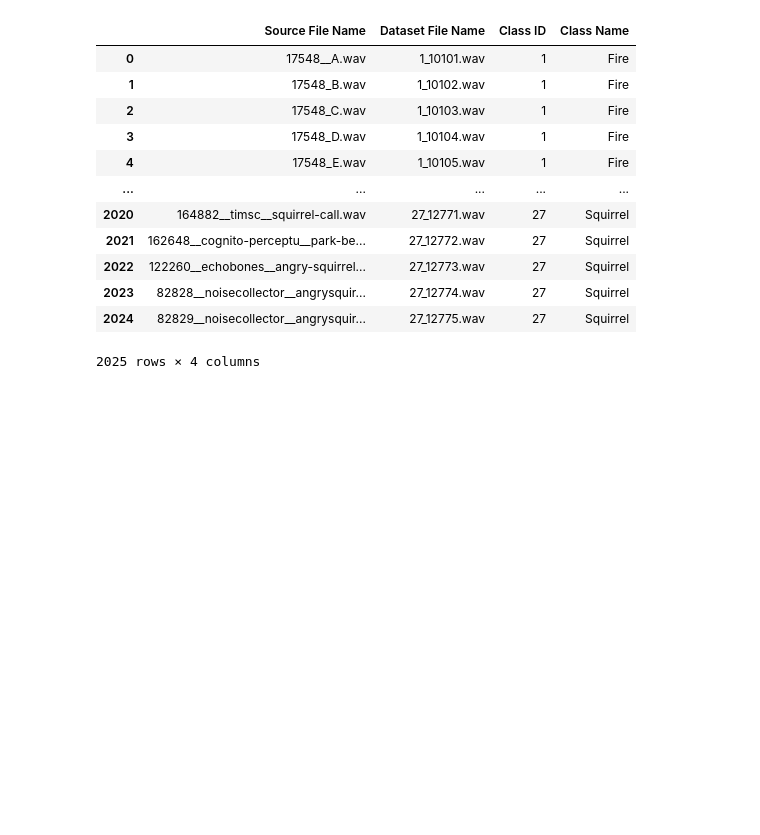
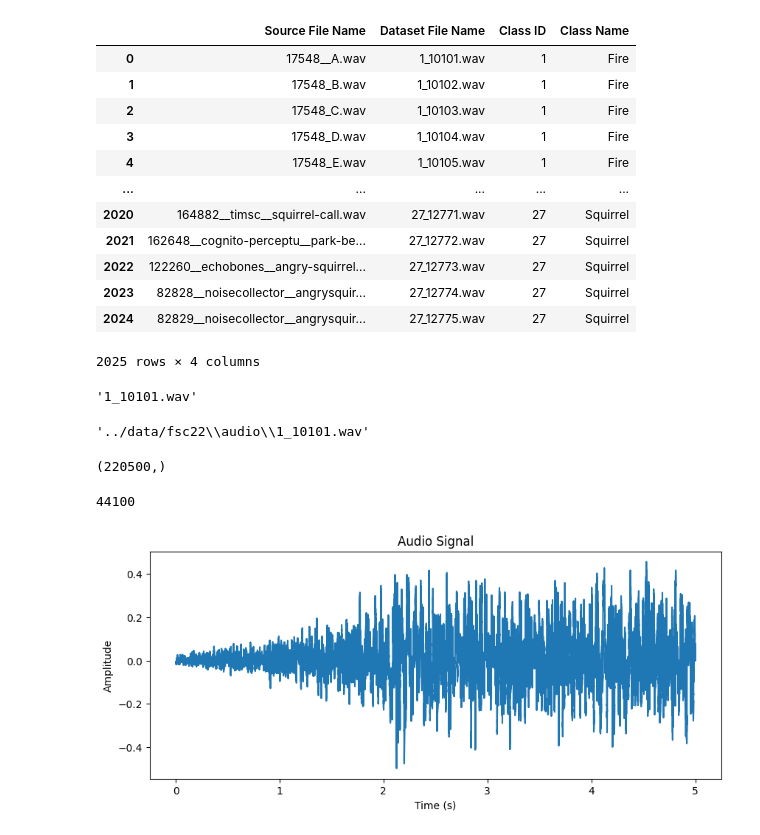
Before and after one commit to Niki9795/Philly-Codefest, a Jupyter notebook: models/draft.ipynb, the cells around one changed output. Drawn from its saved outputs; the diff is of its cells as text; code cells hidden in the pictures; blank space fills up the shorter version.

```diff
--- a/models/draft.ipynb
+++ b/models/draft.ipynb
@@ -4,3 +7,0 @@ import os
-# %%
-dir_fsc22 = '../data/fsc22'
-dir_esc50 = '../data/esc50'
@@ -7,6 +10,6 @@ dir_esc50 = '../data/esc50'
 # %%
-df_esc50 = pd.read_csv(os.path.join(dir_fsc22,'metadata.csv'))
-df_esc50
+df_fsc22 = pd.read_csv(os.path.join(dir_fsc22,'metadata.csv'))
+df_fsc22
 # %% [output]
 |  | Source File Name | Dataset File Name | Class ID | Class Name |
 | 0 | 17548__A.wav | 1_10101.wav | 1 | Fire |
@@ -21,3 +24,38 @@ df_esc50
 | 2023 | 82828__noisecollector__angrysquir... | 27_12774.wav | 27 | Squirrel |
 | 2024 | 82829__noisecollector__angrysquir... | 27_12775.wav | 27 | Squirrel |
 2025 rows × 4 columns
+# %%
+df_fsc22.loc[0,'Dataset File Name']
+# %% [output]
+'1_10101.wav'
+# %%
+test_file = os.path.join(dir_fsc22,'audio',df_fsc22.loc[0,'Dataset File Name'])
+test_file
+# %% [output]
+'../data/fsc22\\audio\\1_10101.wav'
+# %%
+signal,sr = read_signal(test_file,sr=None)
+# %%
+signal.shape
+# %% [output]
+(220500,)
+# %%
+sr
+# %% [output]
+44100
+# %%
+import matplotlib.pyplot as plt
+
+# Create a time axis in seconds
+time = range(len(signal))
+time = [t / sr for t in time]
+
+# Plot the audio signal
+plt.figure(figsize=(10, 4))
+plt.plot(time, signal)
+plt.xlabel('Time (s)')
+plt.ylabel('Amplitude')
+plt.title('Audio Signal')
+plt.show()
+# %% [output]
+[figure, added]
```
Also changed, not shown: parts of 21 cells of this notebook, 4 other files.
